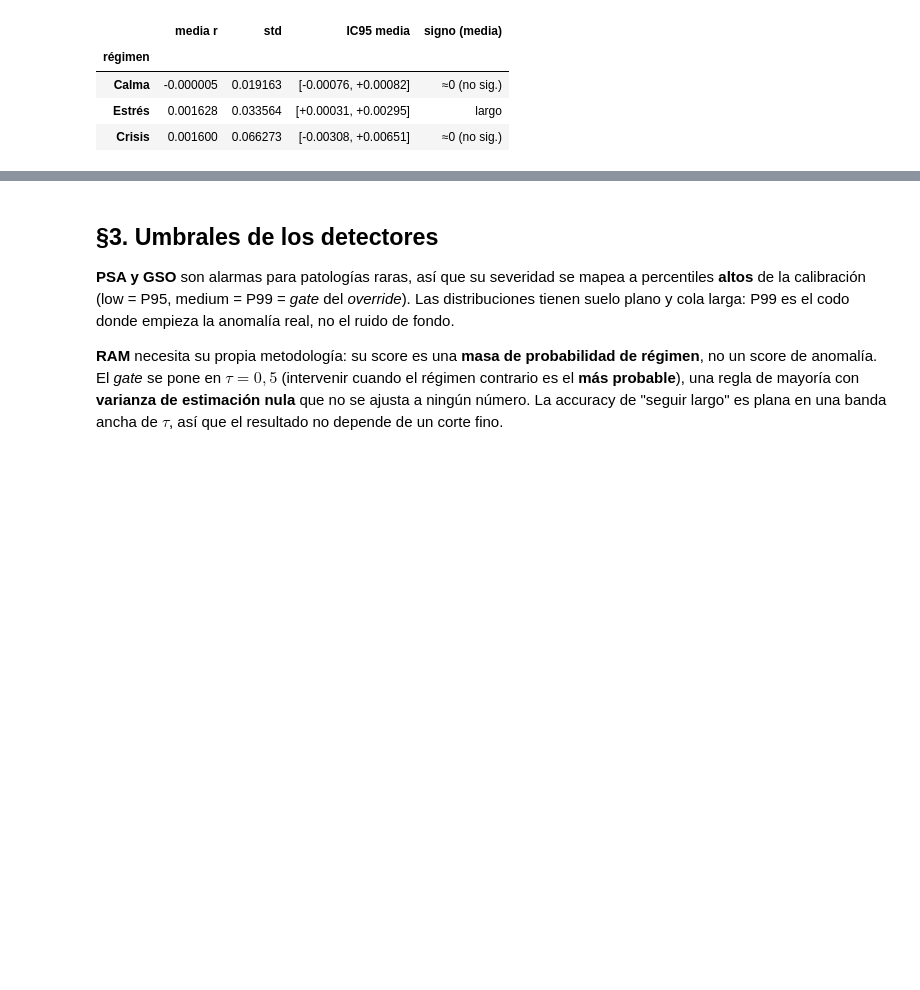
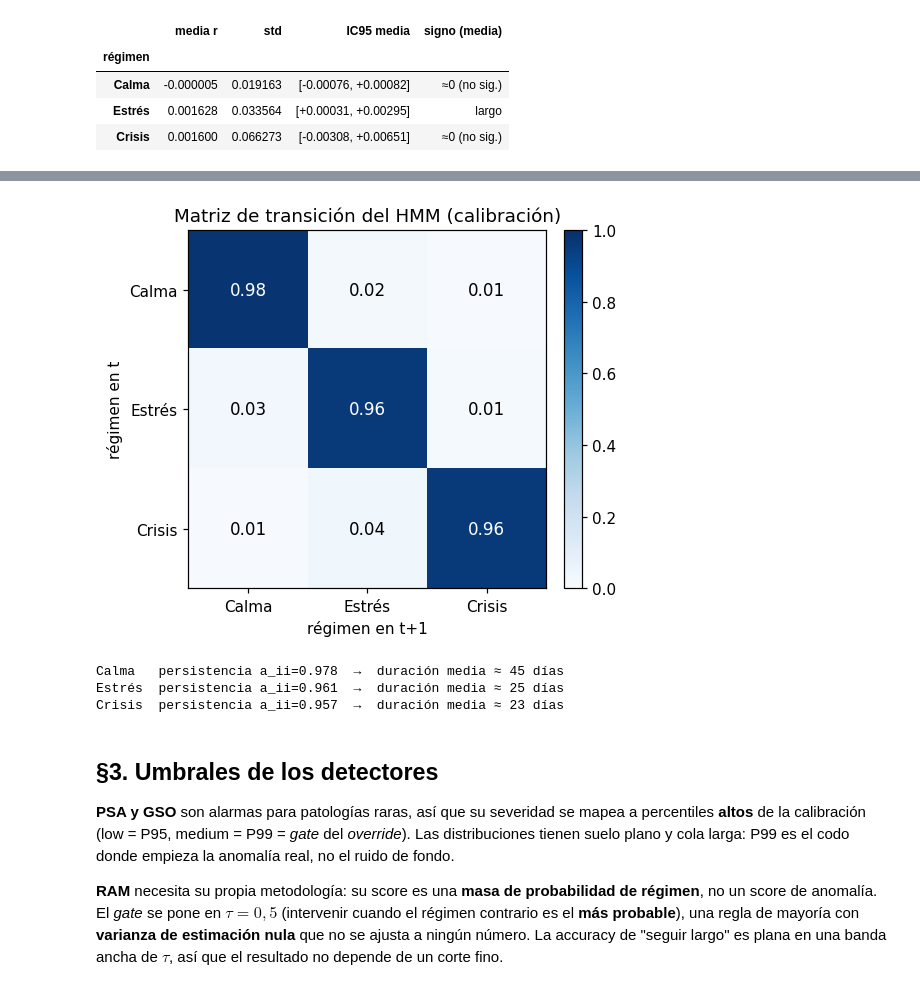
Before and after one commit to RaquelGarciah/Real-time-statistical-supervision-of-an-AI-trading-agent, a Jupyter notebook: notebooks/STRATA_SMCI.ipynb, the cells around one changed output, grey strips where cells are left out. Cells and saved outputs as stored; diff of their text form; code cells hidden in the pictures; blank space fills up the shorter version.

```diff
--- a/notebooks/STRATA_SMCI.ipynb
+++ b/notebooks/STRATA_SMCI.ipynb
@@ -319,3 +325,24 @@ M8 (usa signo de régimen) apenas aporta y M10 aprende la dirección de las feat
+# %%
+# --- Matriz de transición A del HMM (persistencia de régimen) ---
+A = np.asarray(hmm.transition_matrix)
+labs = ["Calma", "Estrés", "Crisis"]
+fig, ax = plt.subplots(figsize=(5.0, 4.2))
+im = ax.imshow(A, cmap="Blues", vmin=0, vmax=1)
+for i in range(3):
+    for j in range(3):
+        ax.text(j, i, f"{A[i, j]:.2f}", ha="center", va="center",
+                color="white" if A[i, j] > 0.5 else "black", fontsize=11)
+ax.set_xticks(range(3)); ax.set_xticklabels(labs); ax.set_yticks(range(3)); ax.set_yticklabels(labs)
+ax.set_xlabel("régimen en t+1"); ax.set_ylabel("régimen en t")
+ax.set_title("Matriz de transición del HMM (calibración)"); ax.grid(False)
+fig.colorbar(im, fraction=0.046, pad=0.04); plt.tight_layout(); plt.show()
+for i, lb in enumerate(labs):
+    print(f"{lb:7} persistencia a_ii={A[i, i]:.3f}  →  duración media ≈ {1/(1-A[i, i]):.0f} días")
+# %% [output]
+[figure, added]
+Calma   persistencia a_ii=0.978  →  duración media ≈ 45 días
+Estrés  persistencia a_ii=0.961  →  duración media ≈ 25 días
+Crisis  persistencia a_ii=0.957  →  duración media ≈ 23 días
 # %% [markdown]
 ## §3. Umbrales de los detectores
 
```
Also changed, not shown: parts of 5 cells of this notebook, 1 other file.
